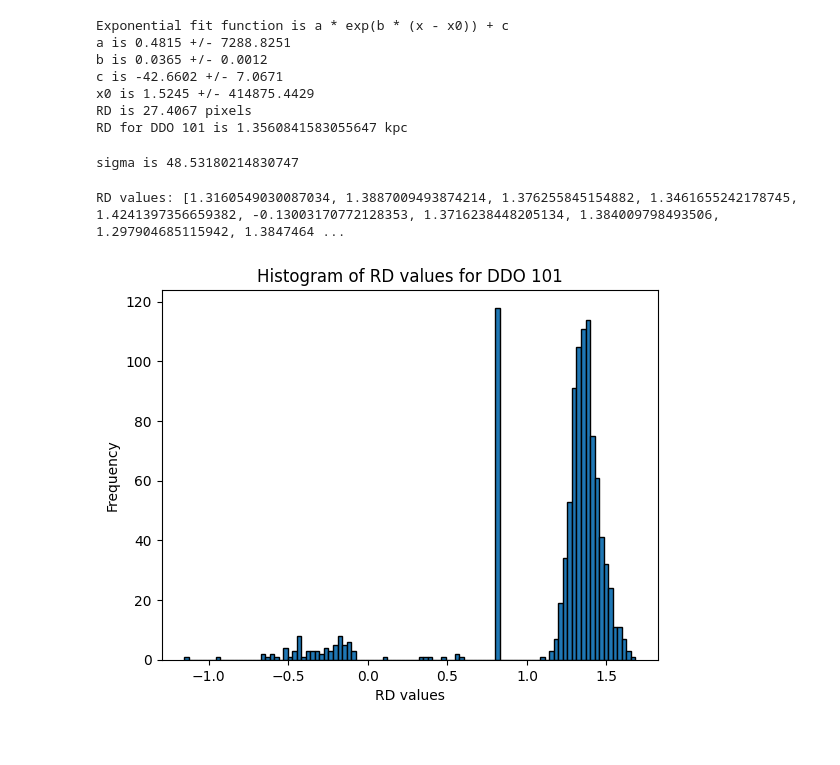
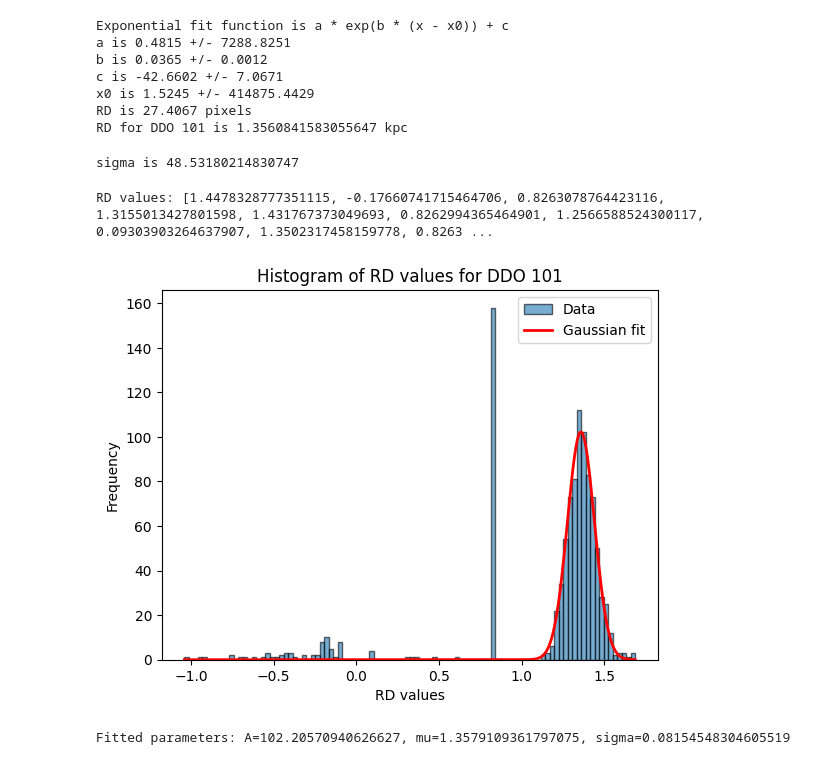
Before and after one commit to SUT-LTG/Aysan-Little-Things, a Jupyter notebook: RD_101.ipynb, the cells around one changed output. Cells and saved outputs as stored; diff of their text form; code cells hidden in the pictures.

```diff
--- a/RD_101.ipynb
+++ b/RD_101.ipynb
@@ -375,33 +375,64 @@ x0_list = []
 RD_list = []
 
 # Loop for bootstrapping
 for i in range(n):
     # Generate unique random noise for each data point from the normal distribution
     noise = np.random.normal(0, sigma, size=len(y_values))
     # Add unique noise to each data point in y_values
     y_noisy = y_values + noise
     # Fit the exponential function to the noisy data
     popt, pcov = curve_fit(exponential_func, x_values, y_noisy, p0=(1, 0.06, 25, 0))
 
     # Append the parameters to the respective lists
     a_list.append(popt[0])
     b_list.append(popt[1])
     RD_pixels = 1/popt[1]
     RD_arcsec = RD_pixels * pixel_scale
     RD_value = ((D * RD_arcsec) / 206265)*1000
     RD_list.append(RD_value)
     c_list.append(popt[2])
     x0_list.append(popt[3])
 
 
 
 print(f"RD values: {RD_list}")
-plt.hist(RD_list, bins=100, edgecolor='k')
+# Define the Gaussian function
+def gaussian(x, A, mu, sigma):
+    return A * np.exp(-((x - mu) ** 2) / (2 * sigma ** 2))
+
+# Generate histogram data
+counts, bin_edges = np.histogram(RD_list, bins=100)
+
+# Calculate bin centers
+bin_centers = (bin_edges[:-1] + bin_edges[1:]) / 2
+
+# Initial guess for the parameters (A, mu, sigma)
+initial_guess = [max(counts), np.mean(RD_list), np.std(RD_list)]
+
+# Fit the Gaussian function to the histogram data
+popt, pcov = curve_fit(gaussian, bin_centers, counts, p0=initial_guess)
+
+# Plot the histogram
+plt.hist(RD_list, bins=100, edgecolor='k', alpha=0.6, label='Data')
+
+# Plot the fitted Gaussian curve
+x_fit = np.linspace(min(RD_list), max(RD_list), 1000)
+y_fit = gaussian(x_fit, *popt)
+plt.plot(x_fit, y_fit, color='red', linewidth=2, label='Gaussian fit')
+
+# Add labels and title
 plt.xlabel('RD values')
 plt.ylabel('Frequency')
 plt.title(f'Histogram of RD values for {galaxy_name}')
+plt.legend()
+
+# Show the plot
 plt.show()
+
+# Print the fitted parameters
+print(f"Fitted parameters: A={popt[0]}, mu={popt[1]}, sigma={popt[2]}")
 # %% [output]
 sigma is 48.53180214830747
-RD values: [1.3160549030087034, 1.3887009493874214, 1.376255845154882, 1.3461655242178745, 1.4241397356659382, -0.13003170772128353, 1.3716238448205134, 1.384009798493506, 1.297904685115942, 1.3847464 ...
+RD values: [1.4478328777351115, -0.17660741715464706, 0.8263078764423116, 1.3155013427801598, 1.431767373049693, 0.8262994365464901, 1.2566588524300117, 0.09303903264637907, 1.3502317458159778, 0.8263 ...
-[figure, old version]
+[figure, new version]
+Fitted parameters: A=102.20570940626627, mu=1.3579109361797075, sigma=0.08154548304605519
```
Also changed, not shown: 3 other files.
